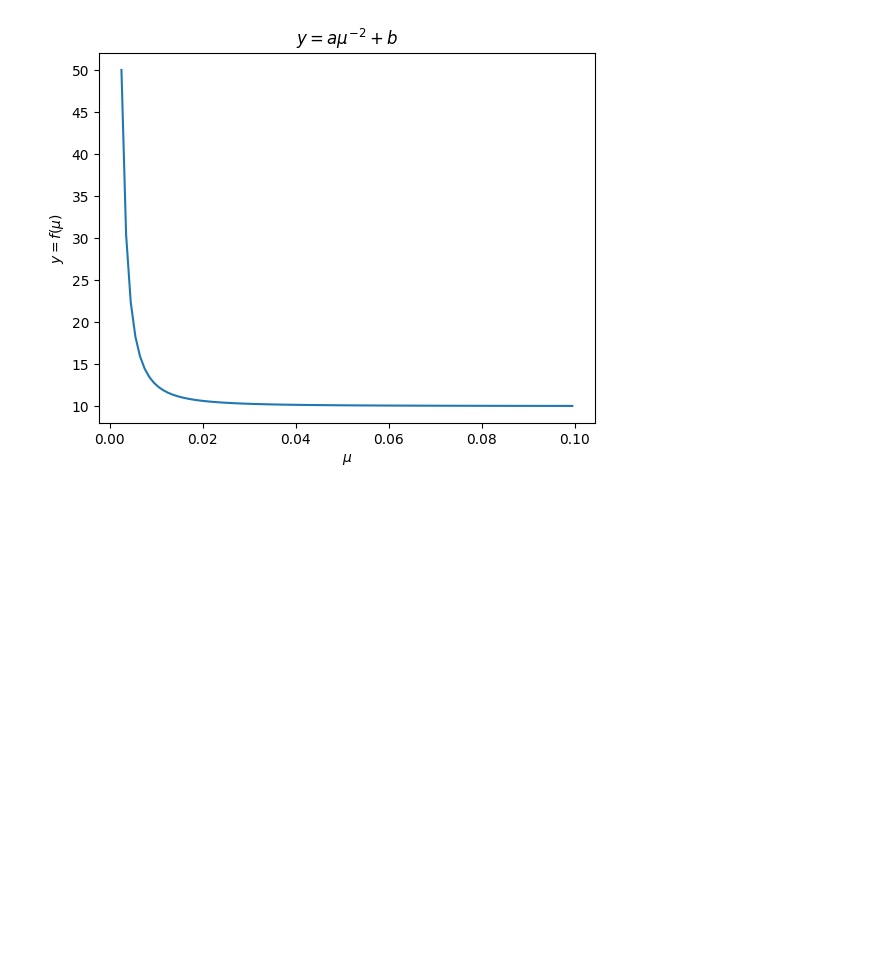
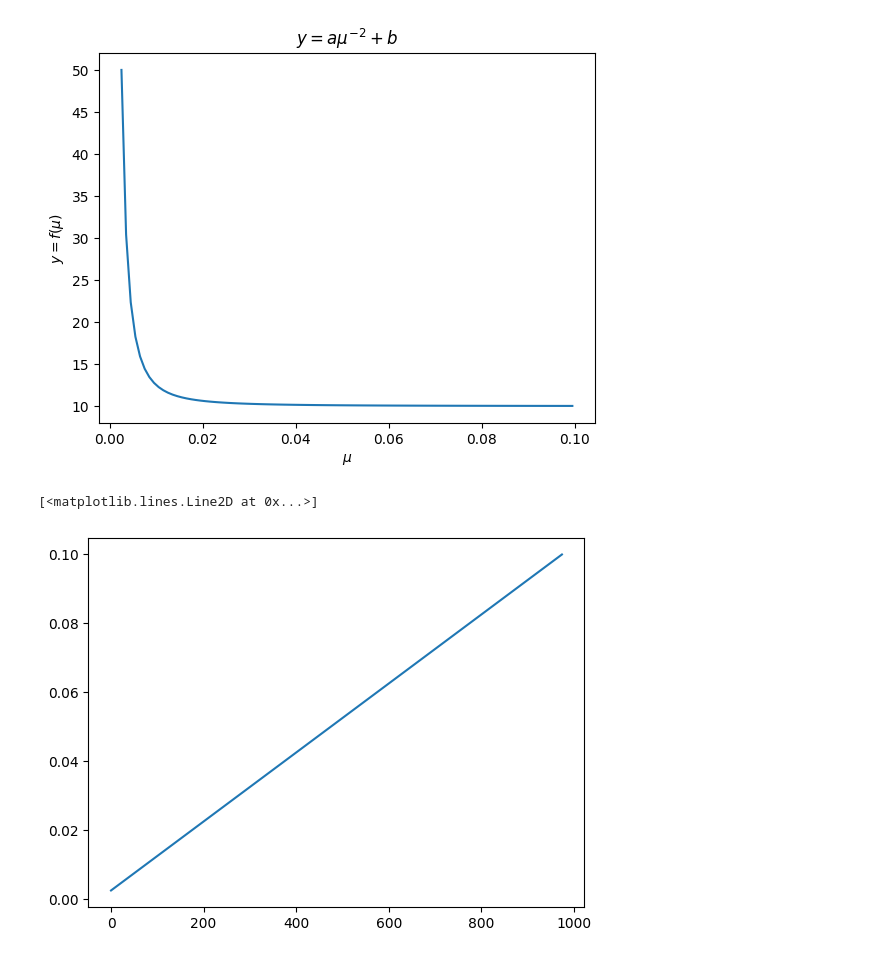
Before and after one commit to phscald/doc_jaxpi, a Jupyter notebook: examples/geom3x3_2ph_mu_don_3_scale_3/b.ipynb, the cells around one changed output. Cells and saved outputs as stored; diff of their text form; code cells hidden in the pictures; blank space fills up the shorter version.

```diff
--- a/examples/geom3x3_2ph_mu_don_3_scale_3/b.ipynb
+++ b/examples/geom3x3_2ph_mu_don_3_scale_3/b.ipynb
@@ -47,3 +47,10 @@ plt.title(r'$y = a \mu^{-2} + b$')
 # %% [output]
 Text(0.5, 1.0, '$y = a \\mu^{-2} + b$')
 [figure]
+# %%
+mu= np.arange(.0025, .1, .0001)
+# %%
+plt.plot(mu)
+# %% [output]
+[<matplotlib.lines.Line2D at 0x...>]
+[figure, added]
```
Also changed, not shown: parts of 2 cells of this notebook, 3 other files.
